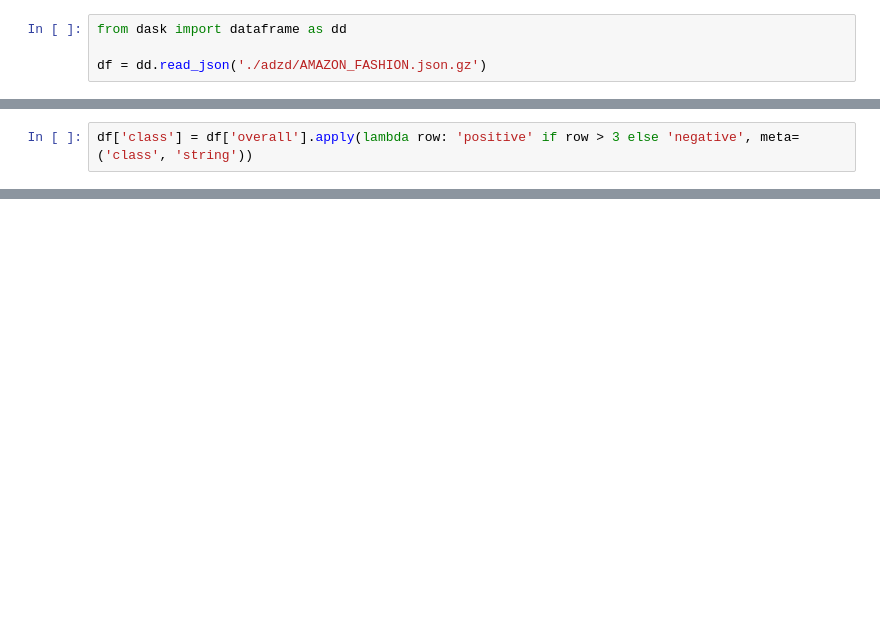
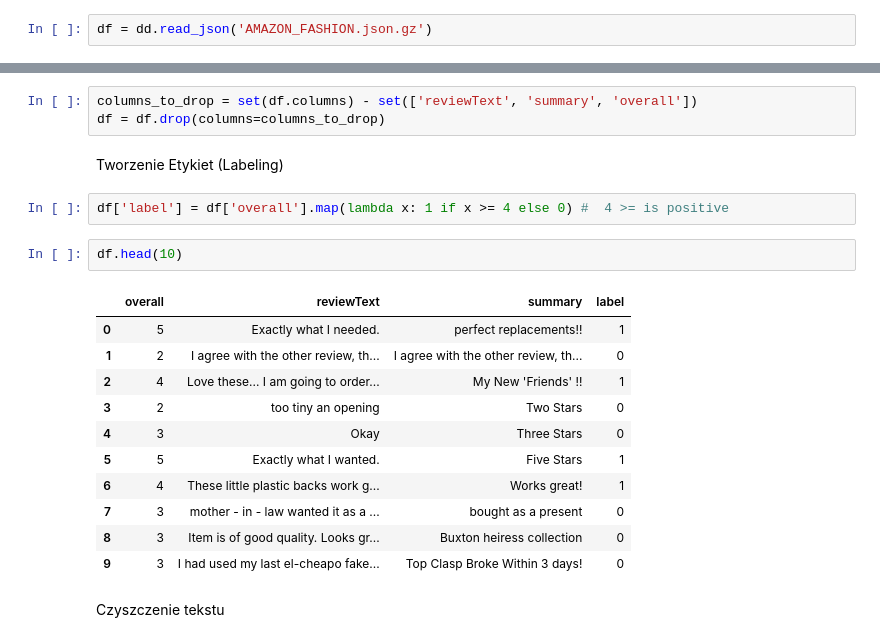
Before and after one commit to kubeeek/adzd-proj, a Jupyter notebook: base.ipynb, the cells around one changed output, grey strips where cells are left out. Cells and saved outputs as stored; diff of their text form; blank space fills up the shorter version.

```diff
--- a/base.ipynb
+++ b/base.ipynb
@@ -50,4 +40,2 @@ Worker: 0
 # %%
-from dask import dataframe as dd
-
-df = dd.read_json('./adzd/AMAZON_FASHION.json.gz')
+df = dd.read_json('AMAZON_FASHION.json.gz')
@@ -90,2 +55,0 @@ meta = { 'overall': 'int', 'reviewText': 'string', 'summary': 'string'}
-# %%
-df['class'] = df['overall'].apply(lambda row: 'positive' if row > 3 else 'negative', meta=('class', 'string'))
@@ -138,0 +56,23 @@ df.tail()
+# %%
+columns_to_drop = set(df.columns) - set(['reviewText', 'summary', 'overall'])
+df = df.drop(columns=columns_to_drop)
+# %% [markdown]
+Tworzenie Etykiet (Labeling)
+# %%
+df['label'] = df['overall'].map(lambda x: 1 if x >= 4 else 0) #  4 >= is positive
+# %%
+df.head(10)
+# %% [output]
+|  | overall | reviewText | summary | label |
+| 0 | 5 | Exactly what I needed. | perfect replacements!! | 1 |
+| 1 | 2 | I agree with the other review, th... | I agree with the other review, th... | 0 |
+| 2 | 4 | Love these... I am going to order... | My New 'Friends' !! | 1 |
+| 3 | 2 | too tiny an opening | Two Stars | 0 |
+| 4 | 3 | Okay | Three Stars | 0 |
+| 5 | 5 | Exactly what I wanted. | Five Stars | 1 |
+| 6 | 4 | These little plastic backs work g... | Works great! | 1 |
+| 7 | 3 | mother - in - law wanted it as a ... | bought as a present | 0 |
+| 8 | 3 | Item is of good quality. Looks gr... | Buxton heiress collection | 0 |
+| 9 | 3 | I had used my last el-cheapo fake... | Top Clasp Broke Within 3 days! | 0 |
+# %% [markdown]
+Czyszczenie tekstu
```
Also changed, not shown: parts of 21 cells of this notebook, 1 other file.
